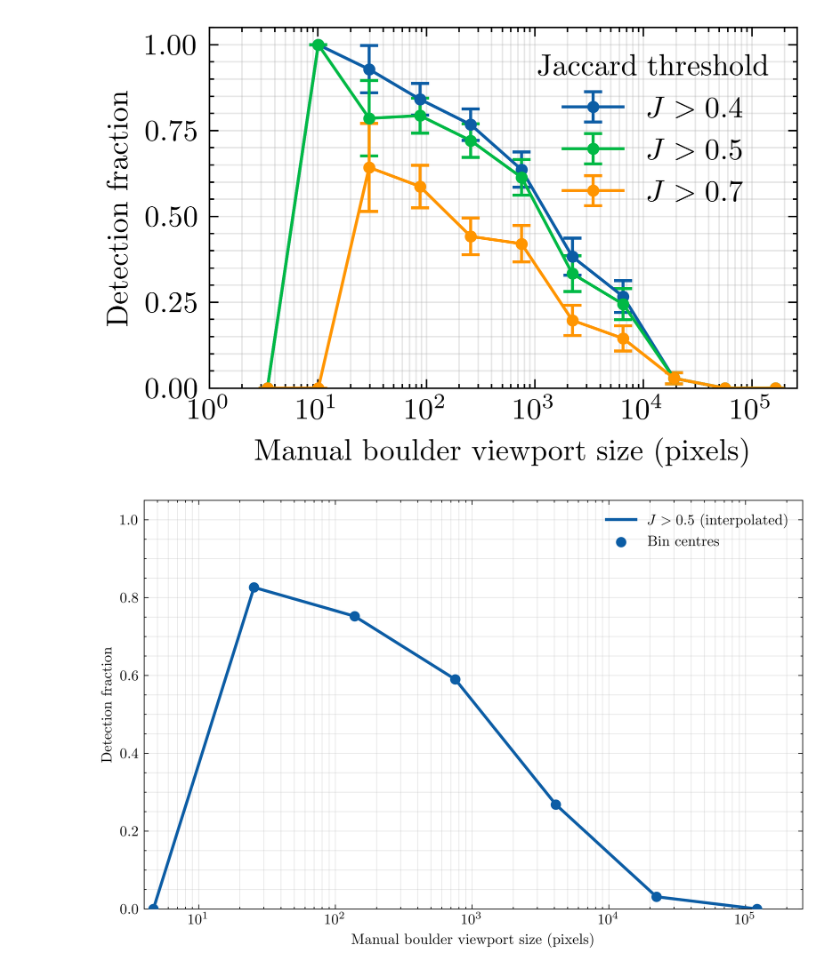
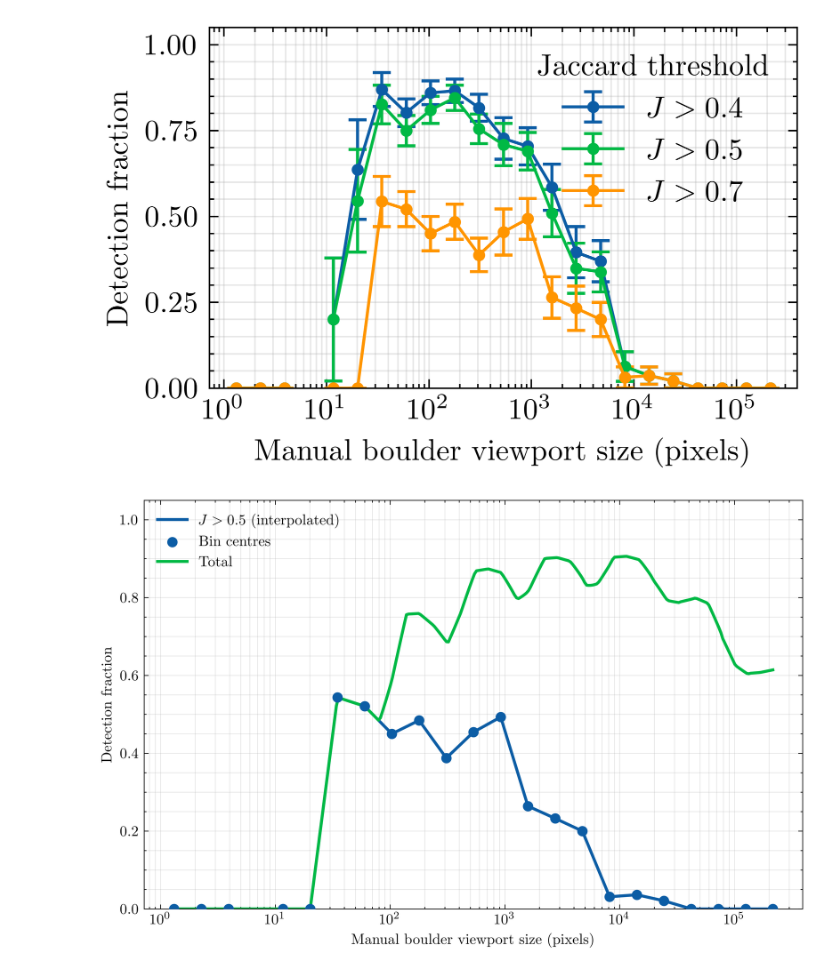
Before and after one commit to Joshua13764/QMAP, a Jupyter notebook: analysis/PSFDCont/investigate_S_from_manual_db_unmerged.ipynb, the cells around one changed output. Saved outputs shown, nothing was run; the diff lists cells and outputs as text; code cells hidden in the pictures.

```diff
--- a/analysis/PSFDCont/investigate_S_from_manual_db_unmerged.ipynb
+++ b/analysis/PSFDCont/investigate_S_from_manual_db_unmerged.ipynb
@@ -124,8 +141,17 @@ db_jaccard_agg = (
 x = db_jaccard_agg["viewport_size"].to_numpy()
 j = db_jaccard_agg["Jaccard_index"].to_numpy()
 
+# n_bins = len(x) // 50
+
+# # Equal-count bins
+# bins = np.quantile(x, np.linspace(0, 1, n_bins + 1))
+
+# # Remove duplicate edges (can occur if x has repeated values)
+# bins = np.unique(bins)
+
 # 8 logarithmic bins
-bins = np.geomspace(x.min(), x.max(), 12)
+bins = np.geomspace(1, x.max(), 24)
+
 centres = np.sqrt(bins[:-1] * bins[1:])
 
 total, _ = np.histogram(x, bins=bins)
@@ -138,44 +164,40 @@ for thresh in thresholds:
     success, _ = np.histogram(x[j > thresh], bins=bins)
 
     rate = np.divide(
         success,
         total,
         out=np.full_like(success, np.nan, dtype=float),
         where=total > 0,
     )
 
     err = np.sqrt(rate * (1 - rate) / total)
     err[total == 0] = np.nan
 
     plt.errorbar(
         centres,
         rate,
         yerr=err,
         marker=".",
         capsize=3,
         label=f"$J > {thresh}$",
     )
 
 plt.xscale("log")
 plt.ylim(0, 1.05)
-plt.xlim(1, 512*512)
+# plt.xlim(1, 512*512)
 plt.xlabel("Manual boulder viewport size (pixels)")
 plt.ylabel("Detection fraction")
 plt.grid(True, which="both", alpha=0.3)
 plt.legend(title="Jaccard threshold")
 plt.savefig(".plots/S_from_manual_detection.png")
 plt.show()
 # %% [output]
-[figure, old version]
+[figure, new version]
 # %%
 from scipy.interpolate import interp1d
 
-# Logarithmic bins
-bins = np.geomspace(x.min(), x.max(), 8)
-centres = np.sqrt(bins[:-1] * bins[1:])
-
 total, _ = np.histogram(x, bins=bins)
-success, _ = np.histogram(x[j > 0.5], bins=bins)
+success, _ = np.histogram(x[j > 0.7], bins=bins)
 
 rate = np.divide(
     success,
@@ -193,7 +215,7 @@ interp = interp1d(
     rate[mask],
     kind="linear",          # or "linear"
     bounds_error=False,
-    fill_value=np.nan,
+    fill_value=0.0,
 )
 
 x_smooth = np.geomspace(centres[mask].min(), centres[mask].max(), 300)
@@ -203,8 +225,14 @@ plt.figure(figsize=(8,5))
 plt.plot(x_smooth, y_smooth, lw=2, label=r"$J>0.5$ (interpolated)")
 plt.scatter(centres, rate, color="C0", zorder=3, label="Bin centres")
 
+total_s = 1 - np.prod([
+            1 - interp(np.log10(x_smooth / (2 ** (2 * 4 - 2 * i)))) for i in range(5)
+        ], axis=0)
+
+plt.plot(x_smooth, total_s, lw=2, label=r"Total")
+
 plt.xscale("log")
-plt.xlim(4, 512*512)
+# plt.xlim(1, 512*512)
 plt.ylim(0, 1.05)
 plt.xlabel("Manual boulder viewport size (pixels)")
 plt.ylabel("Detection fraction")
@@ -213,6 +241,6 @@ plt.legend()
 
 plt.show()
 # %% [output]
-[figure, old version]
+[figure, new version]
 # %%
 def approximate_S(J_threshold : float, samples : int = 1000):
```
Also changed, not shown: parts of 5 cells of this notebook, 6 other files.
